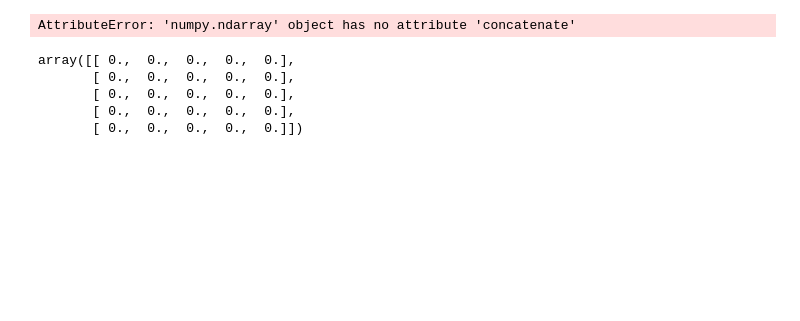
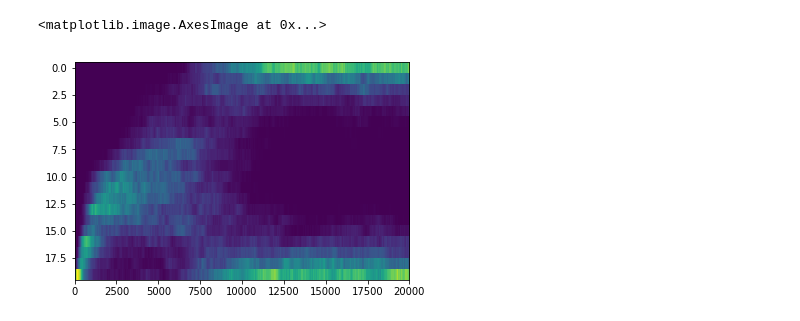
Before and after one commit to Juiblex/dyad, a Jupyter notebook: Projet dyad.ipynb, the cells around one changed output. Saved outputs shown, nothing was run; the diff lists cells and outputs as text; code cells hidden in the pictures; blank space fills up the shorter version.

Commit message:
version qui marche avec repro

```diff
--- a/Projet dyad.ipynb
+++ b/Projet dyad.ipynb
@@ -29,3 +31 @@ def get_birth_rates(state, a1, a2, b1, b2, d1, d2, K1, K2, mu):
     return beta_per_u
-# %%
-state = np.array([[1, 2, 3], [4, 5, 6], [7, 8, 9]])
@@ -57,15 +43,13 @@ def stochastic_simul(Tmax, nb_steps, state, birth_rates, mu, mutation_rate):
 
     """
 
-    max_iter = 10000 # pour arrêter si on atteint pas Tmax
-
     trait_step = state.shape[0] # combien de valeurs du trait on utilise
     dt = Tmax/nb_steps
 
-    trajectory = np.copy(state) # On sauvegarde l'état initial.
+    trajectory = np.zeros((nb_steps, trait_step, trait_step), dtype=int) # On sauvegarde l'état initial.
 
-    t = 0 # temps courant
-    while t < Tmax:
+    for t in range(nb_steps):
+        #print('étape {}, state:\n{}'.format(t, state))
         # on calcule tous les taux
         birth_rate_per_u = birth_rates(state)
 
@@ -74,10 +58,9 @@ def stochastic_simul(Tmax, nb_steps, state, birth_rates, mu, mutation_rate):
         for u_i in range(trait_step):
             for a_i in range(trait_step):
                 if state[u_i][a_i] > 0:
-                    nb_repros = np.random.poisson(state[u_i][a_i]*np.exp(birth_rate_per_u[u_i]*dt))
-                    nb_morts = np.random.poisson(state[u_i][a_i]*np.exp(mu*dt))
+                    nb_repros = np.random.poisson(state[u_i][a_i]*birth_rate_per_u[u_i]*dt)
+                    nb_morts = np.random.poisson(state[u_i][a_i]*mu*dt)
                     # on oublie l'affinité pour l'instant
-
                     for i in range(nb_repros):
                         mute_u = np.random.binomial(1, mutation_rate)
                         mute_a = np.random.binomial(1, mutation_rate)
@@ -95,12 +78,12 @@ def stochastic_simul(Tmax, nb_steps, state, birth_rates, mu, mutation_rate):
 
                     new_state[u_i][a_i] = max(state[u_i][a_i] + new_state[u_i][a_i] - nb_morts, 0)
 
-        np.concatenate(state)
+        trajectory[t, :, :] = state[:, :]
         state = new_state
-        t += dt
 
     return trajectory
+# %%
+state = np.zeros((20, 20))
+state[19, 10] = 200
 # %%
-stochastic_simul(500, 100, state, partial(get_birth_rates, **p_strong), p_strong["mu"], 0.1)
+traj = stochastic_simul(2000, 20000, state, partial(get_birth_rates, **p_strong), p_strong["mu"], 0.1)
-# %% [output]
-AttributeError: 'numpy.ndarray' object has no attribute 'concatenate'
@@ -109,8 +90,5 @@ truc = np.array([[1, 2], [3, 4]])
-# %%
-np.zeros((5, 5))
-# %% [output]
-array([[ 0.,  0.,  0.,  0.,  0.],
-       [ 0.,  0.,  0.,  0.,  0.],
-       [ 0.,  0.,  0.,  0.,  0.],
-       [ 0.,  0.,  0.,  0.,  0.],
-       [ 0.,  0.,  0.,  0.,  0.]])
+# %%
+plt.imshow(np.sum(traj, axis = 2).transpose(), aspect='auto') # on somme sur a pour avoir (u, t)
+# %% [output]
+<matplotlib.image.AxesImage at 0x...>
+[figure, added]
```
Also changed, not shown: parts of 6 cells of this notebook.
